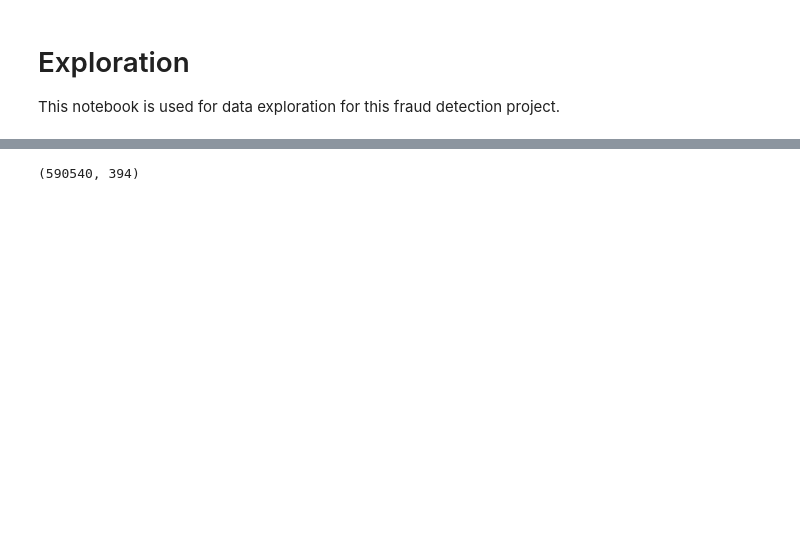
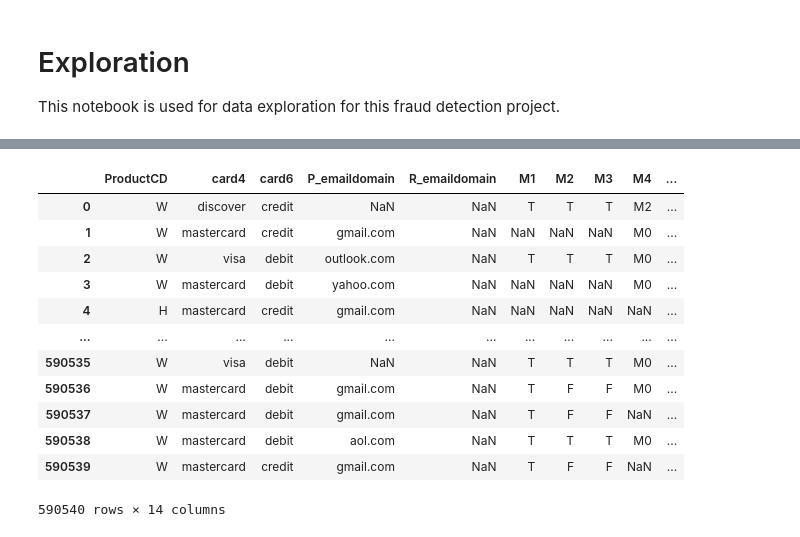
Before and after one commit to tai-bennett/fraud-detection, a Jupyter notebook: notebooks/exploration.ipynb, the cells around one changed output, grey strips where cells are left out. Saved outputs shown, nothing was run; the diff lists cells and outputs as text; code cells hidden in the pictures; blank space fills up the shorter version.

```diff
--- a/notebooks/exploration.ipynb
+++ b/notebooks/exploration.ipynb
@@ -61,4 +64,18 @@ train_transaction_data.shape
-# %%
-df = train_
-# %% [output]
-(590540, 394)
+# %%
+#percent_missing.plot.hist()
+# percent_missing.sort_values().plot()
+df.select_dtypes(include='object')
+# %% [output]
+|  | ProductCD | card4 | card6 | P_emaildomain | R_emaildomain | M1 | M2 | M3 | M4 | ... |
+| 0 | W | discover | credit | NaN | NaN | T | T | T | M2 | ... |
+| 1 | W | mastercard | credit | gmail.com | NaN | NaN | NaN | NaN | M0 | ... |
+| 2 | W | visa | debit | outlook.com | NaN | T | T | T | M0 | ... |
+| 3 | W | mastercard | debit | yahoo.com | NaN | NaN | NaN | NaN | M0 | ... |
+| 4 | H | mastercard | credit | gmail.com | NaN | NaN | NaN | NaN | NaN | ... |
+| ... | ... | ... | ... | ... | ... | ... | ... | ... | ... | ... |
+| 590535 | W | visa | debit | NaN | NaN | T | T | T | M0 | ... |
+| 590536 | W | mastercard | debit | gmail.com | NaN | T | F | F | M0 | ... |
+| 590537 | W | mastercard | debit | gmail.com | NaN | T | F | F | NaN | ... |
+| 590538 | W | mastercard | debit | aol.com | NaN | T | T | T | M0 | ... |
+| 590539 | W | mastercard | credit | gmail.com | NaN | T | F | F | NaN | ... |
+590540 rows × 14 columns
```
Also changed, not shown: parts of 13 cells of this notebook, 24 other files.
